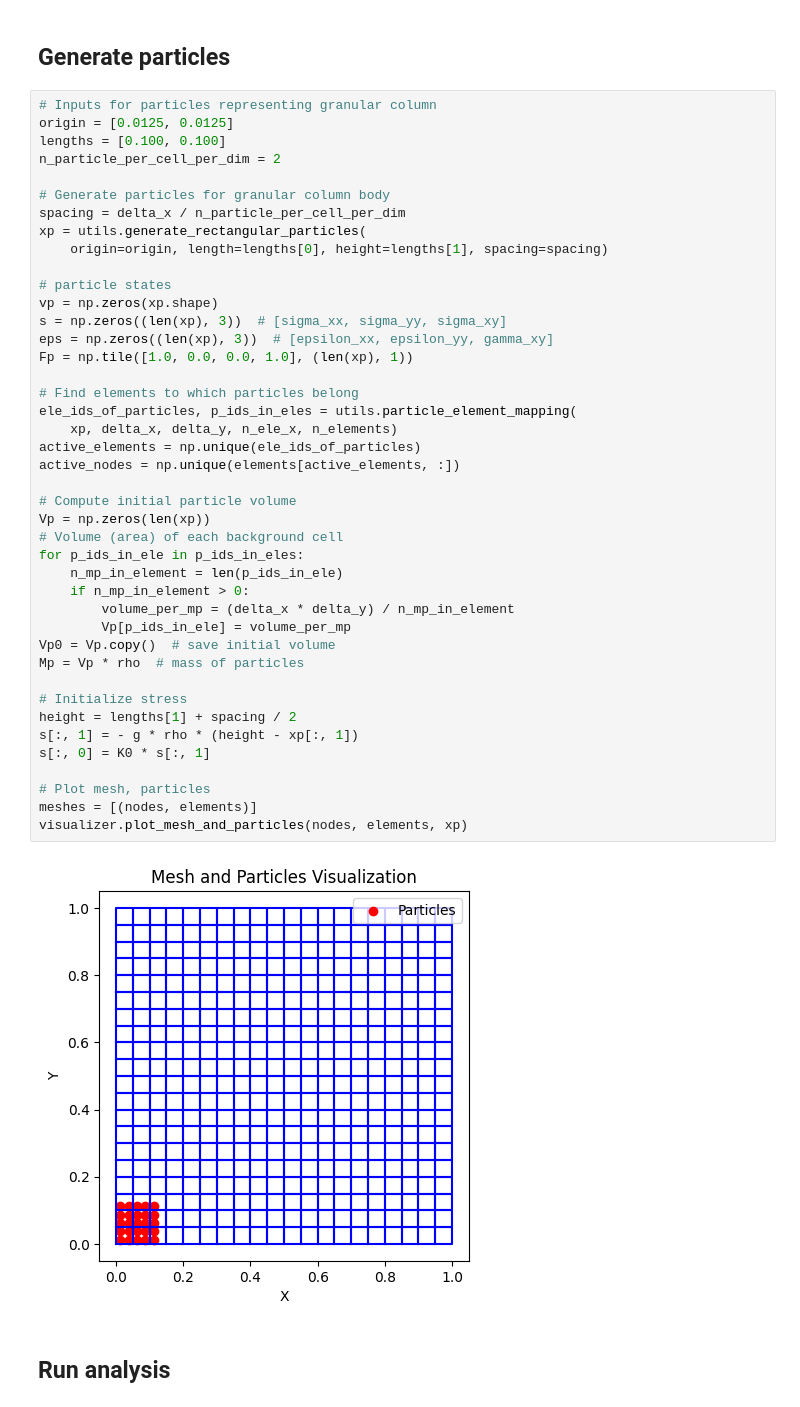
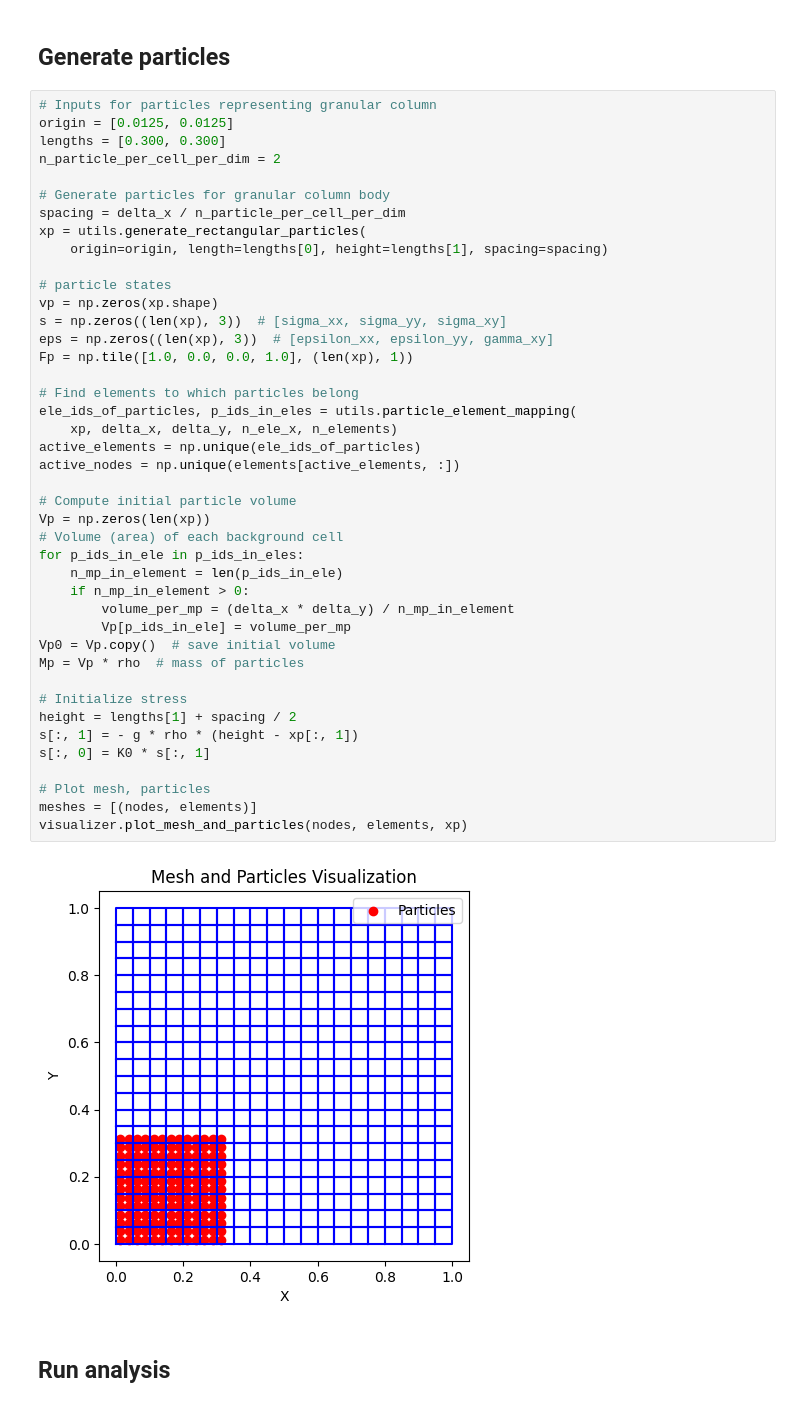
Before and after one commit to yjchoi1/learn-mpm-2d, a Jupyter notebook: book/mpm2d-column-collapse.ipynb, the cells around one changed output. Saved outputs shown, nothing was run; the diff lists cells and outputs as text.

```diff
--- a/book/mpm2d-column-collapse.ipynb
+++ b/book/mpm2d-column-collapse.ipynb
@@ -92,7 +92,7 @@ gDisp = np.zeros((2, n_nodes))  # [disp_x, disp_y]
 # %%
 # Inputs for particles representing granular column
 origin = [0.0125, 0.0125]
-lengths = [0.100, 0.100]
+lengths = [0.300, 0.300]
 n_particle_per_cell_per_dim = 2
 
 # Generate particles for granular column body
@@ -105,34 +105,34 @@ vp = np.zeros(xp.shape)
 s = np.zeros((len(xp), 3))  # [sigma_xx, sigma_yy, sigma_xy]
 eps = np.zeros((len(xp), 3))  # [epsilon_xx, epsilon_yy, gamma_xy]
 Fp = np.tile([1.0, 0.0, 0.0, 1.0], (len(xp), 1))
 
 # Find elements to which particles belong
 ele_ids_of_particles, p_ids_in_eles = utils.particle_element_mapping(
     xp, delta_x, delta_y, n_ele_x, n_elements)
 active_elements = np.unique(ele_ids_of_particles)
 active_nodes = np.unique(elements[active_elements, :])
 
 # Compute initial particle volume
 Vp = np.zeros(len(xp))
 # Volume (area) of each background cell
 for p_ids_in_ele in p_ids_in_eles:
     n_mp_in_element = len(p_ids_in_ele)
     if n_mp_in_element > 0:
         volume_per_mp = (delta_x * delta_y) / n_mp_in_element
         Vp[p_ids_in_ele] = volume_per_mp
 Vp0 = Vp.copy()  # save initial volume
 Mp = Vp * rho  # mass of particles
 
 # Initialize stress
 height = lengths[1] + spacing / 2
 s[:, 1] = - g * rho * (height - xp[:, 1])
 s[:, 0] = K0 * s[:, 1]
 
 # Plot mesh, particles
 meshes = [(nodes, elements)]
 visualizer.plot_mesh_and_particles(nodes, elements, xp)
 # %% [output]
-[figure, old version]
+[figure, new version]
 # %% [markdown]
 ## Run analysis
 # %%
```
Also changed, not shown: parts of 4 cells of this notebook, 8 other files.
